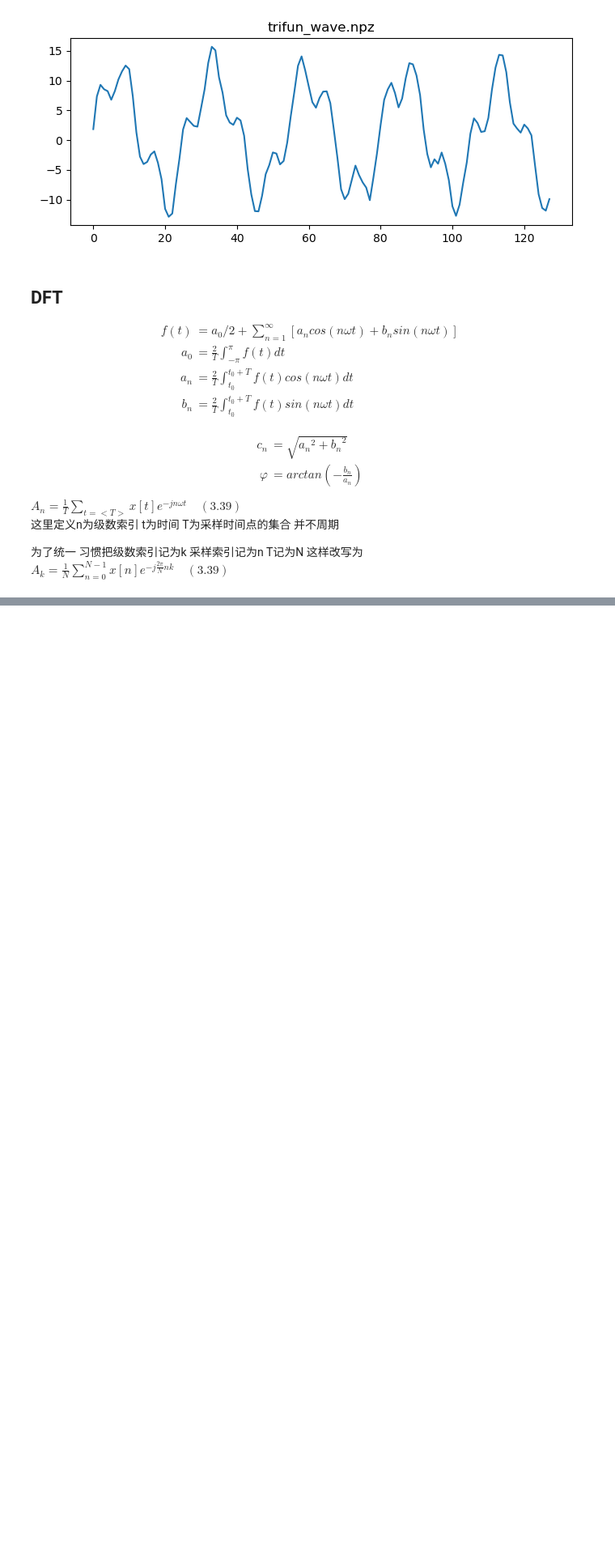
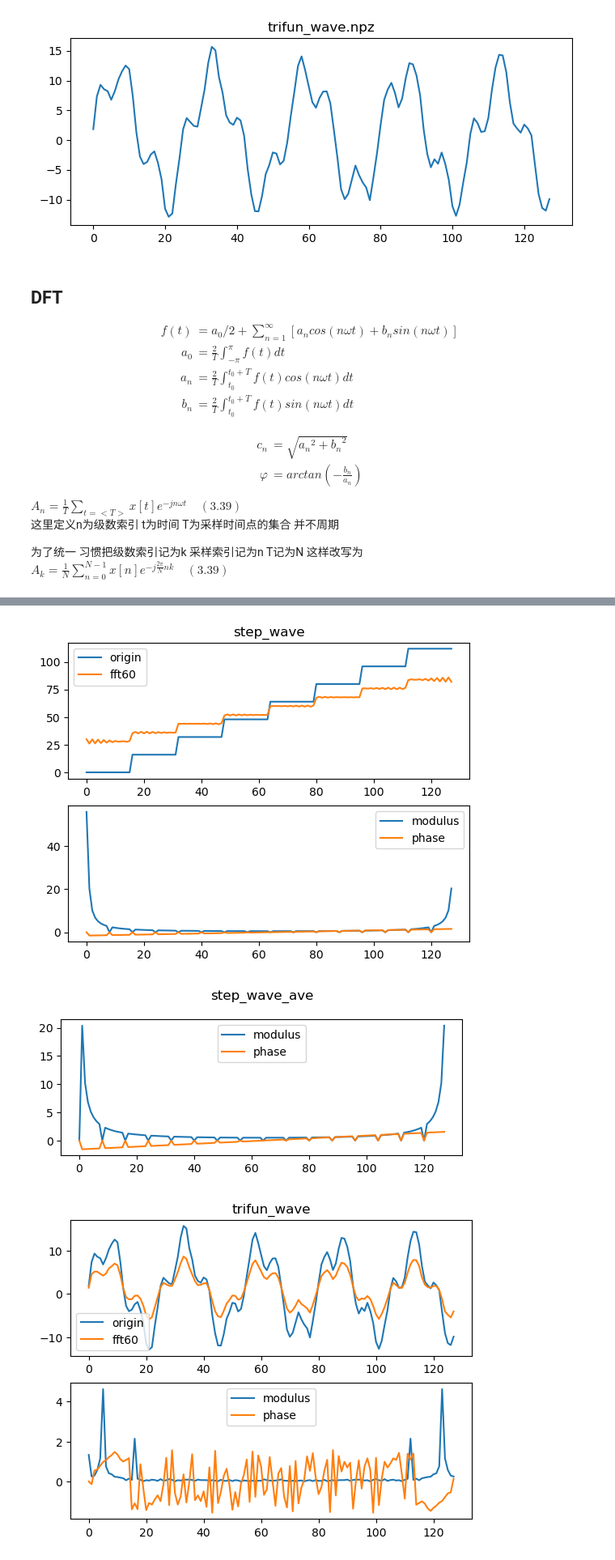
Before and after one commit to thetime50/opencv-practice, a Jupyter notebook: OpenCVSudoku/fourier_test.ipynb, the cells around one changed output, grey strips where cells are left out. Shown at 81% size. Saved outputs shown, nothing was run; the diff lists cells and outputs as text; code cells hidden in the pictures; blank space fills up the shorter version.

```diff
--- a/OpenCVSudoku/fourier_test.ipynb
+++ b/OpenCVSudoku/fourier_test.ipynb
@@ -230 +235,44 @@ showFft("trifun_wave",triFunWave["data"],60)
 [figure]
+# %%
+
+import fourier
+
+import importlib;
+importlib.reload(fourier)
+
+def showFft(title,y_origin,showrange=None,showwave=True):
+    x_values = np.arange(0,len(y_origin))
+    if(showrange is None):
+        showrange = len(y_origin)
+    akArr = fourier.ditFftFloat(y_origin)
+
+    if(showwave):
+        ft = fourier.getDftFun(akArr[:showrange],len(akArr))
+        wave = np.vectorize(ft)(x_values)
+        plt.subplot2grid((2,2),(0,0),colspan=2)
+        plt.plot(x_values, y_origin, label='origin')
+        plt.plot(x_values, wave, label='fft'+str(showrange))
+        plt.legend()
+
+    modulus = fourier.getModulus(akArr)
+    phase = fourier.getPhase(akArr)
+    plt.subplot2grid((2,2),(1 if showwave else 0 ,0),colspan=2)
+    plt.plot(x_values, modulus, label='modulus')
+    plt.plot(x_values, phase, label='phase')
+    plt.legend()
+    plt.title(title,y=2.2 if showwave else 1.1)
+    plt.show()
+
+def showAveFft(title,y_origin,showrange=None):
+    y_origin = y_origin - np.average(y_origin)
+    showFft(title+"_ave",y_origin,showrange,showwave = False)
+
+
+showFft("step_wave",stepWave["data"],60)
+showAveFft("step_wave",stepWave["data"],60)
+showFft("trifun_wave",triFunWave["data"],60)
+showAveFft("trifun_wave",triFunWave["data"],60)
+# %% [output]
+[figure, added]
+[figure, added]
+[figure, added]
```
Also changed, not shown: parts of 3 cells of this notebook, 7 other files.
